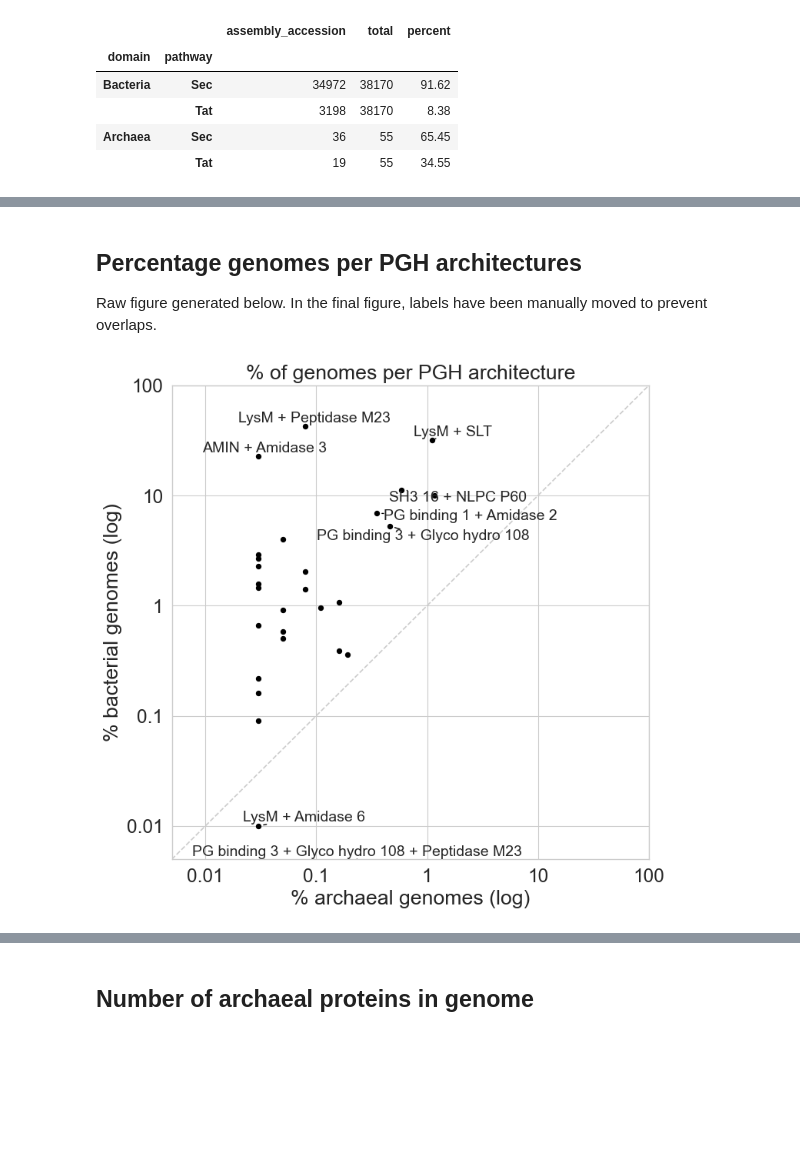
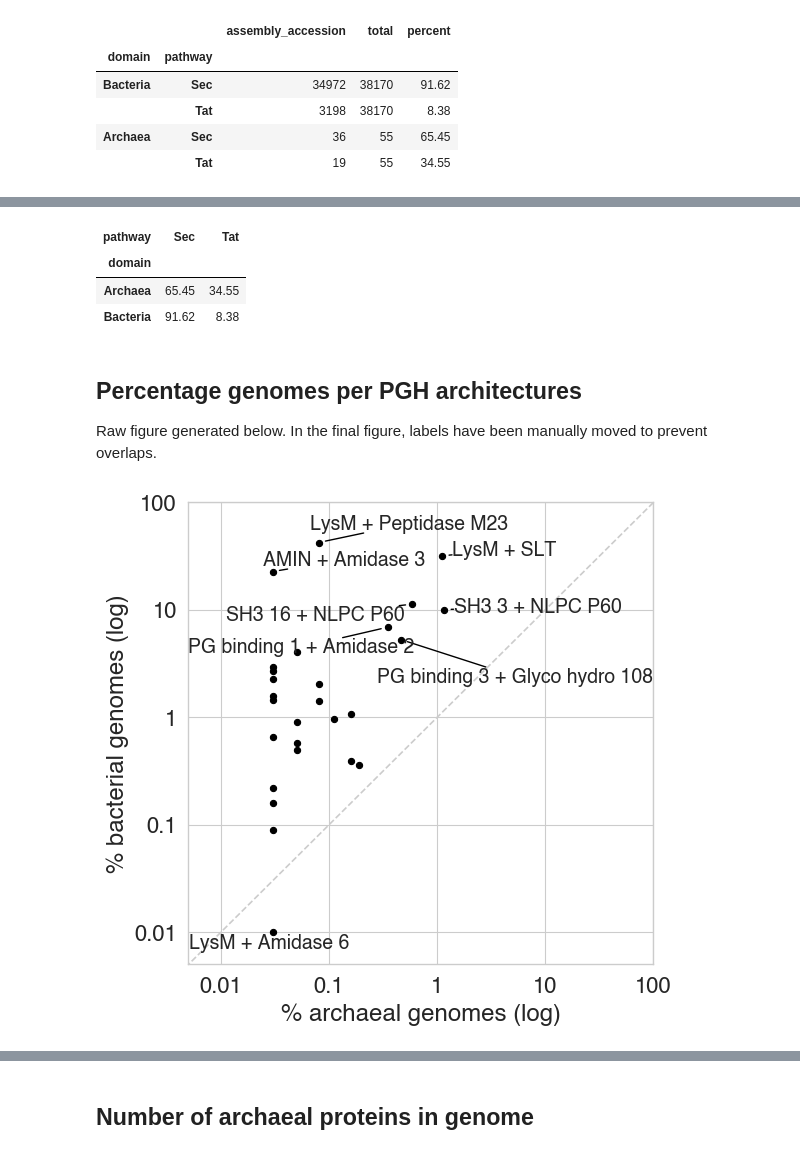
Before and after one commit to srom/archaea-vs-bacteria, a Jupyter notebook: notebook/figure1.ipynb, the cells around one changed output, grey strips where cells are left out. Saved outputs shown, nothing was run; the diff lists cells and outputs as text; code cells hidden in the pictures; blank space fills up the shorter version.

```diff
--- a/notebook/figure1.ipynb
+++ b/notebook/figure1.ipynb
@@ -24,7 +24,8 @@ from src.tree.itol_annotation import itol_heatmap_annotations
 # %%
 sns.set_palette('colorblind')
 sns.set_style('whitegrid')
-sns.set_context('paper', font_scale=2)
+sns.set_context('paper', font_scale=1.8)
+plt.rcParams['font.family'] = 'Helvetica'
 
 palette = sns.color_palette().as_hex()
 palette_20 = [
@@ -400,3 +399,10 @@ f.savefig(figures_folder / 'figure1' / 'signal_peptides.pdf', dpi=300, bbox_inch
+# %%
+sp_pivot_df
+# %% [output]
+| pathway | Sec | Tat |
+| domain |  |  |
+| Archaea | 65.45 | 34.55 |
+| Bacteria | 91.62 | 8.38 |
 # %% [markdown]
 ## Percentage genomes per PGH architectures
 
@@ -421,13 +427,13 @@ genomes_per_domain['n_genomes_total'] = genomes_per_domain.apply(n_genomes_per_d
 
 genomes_per_domain['percent'] = (100 * genomes_per_domain['n_genomes'] / genomes_per_domain['n_genomes_total']).round(2)
 # %%
-pivot_df = genomes_per_domain.reset_index()[
+architecture_pivot_df = genomes_per_domain.reset_index()[
     ['domain', 'pgh_architecture', 'percent']
 ].pivot(index='pgh_architecture', columns='domain', values='percent')
 
-f, ax = plt.subplots(1, 1, figsize=(8, 8))
+f, ax = plt.subplots(1, 1, figsize=(6, 6))
 
-pivot_df.plot.scatter(x='Archaea', y='Bacteria', s=20, c='#000000', ax=ax)
+architecture_pivot_df.plot.scatter(x='Archaea', y='Bacteria', s=20, c='#000000', ax=ax)
 
 ax.set_xscale('log')
 ax.set_yscale('log')
@@ -442,35 +448,34 @@ ax.xaxis.set_major_formatter(formatter)
 x = range(-10, 110)
 ax.plot(x, x, '--', color='#cccccc')
 
 ax.set_xlabel('% archaeal genomes (log)');
 ax.set_ylabel('% bacterial genomes (log)');
-ax.set_title('% of genomes per PGH architecture');
 
 texts = []
 architectures_to_highlight = {
     'LysM+Peptidase_M23',
     'LysM+SLT',
     'AMIN+Amidase_3',
     'PG_binding_3+Glyco_hydro_108',
+    'SH3_3+NLPC_P60',
     'SH3_16+NLPC_P60',
     'PG_binding_1+Amidase_2',
     'LysM+Amidase_6',
-    'PG_binding_3+Glyco_hydro_108+Peptidase_M23',
 }
-for i, row in pivot_df.reset_index().iterrows():
+for i, row in architecture_pivot_df.reset_index().iterrows():
     if row['pgh_architecture'] in architectures_to_highlight:
         a = ax.text(
             row['Archaea'],
             row['Bacteria'],
             row['pgh_architecture'].replace('_', ' ').replace('+', ' + '),
             fontsize=14,
             ha='center',
             va='center',
         )
         texts.append(a)
 
 adjust_text(texts, arrowprops=dict(arrowstyle='-', color='black', lw=1.0, shrinkA=0, shrinkB=5));
 
-f.savefig(figures_folder / 'figure1' / 'pgh_abundance_genomes_raw.pdf', dpi=300);
+f.savefig(figures_folder / 'figure1' / 'pgh_abundance_genomes_raw.pdf', dpi=300, bbox_inches='tight');
 # %% [output]
-[figure, old version]
+[figure, new version]
```
Also changed, not shown: parts of 7 cells of this notebook, 9 other files.
